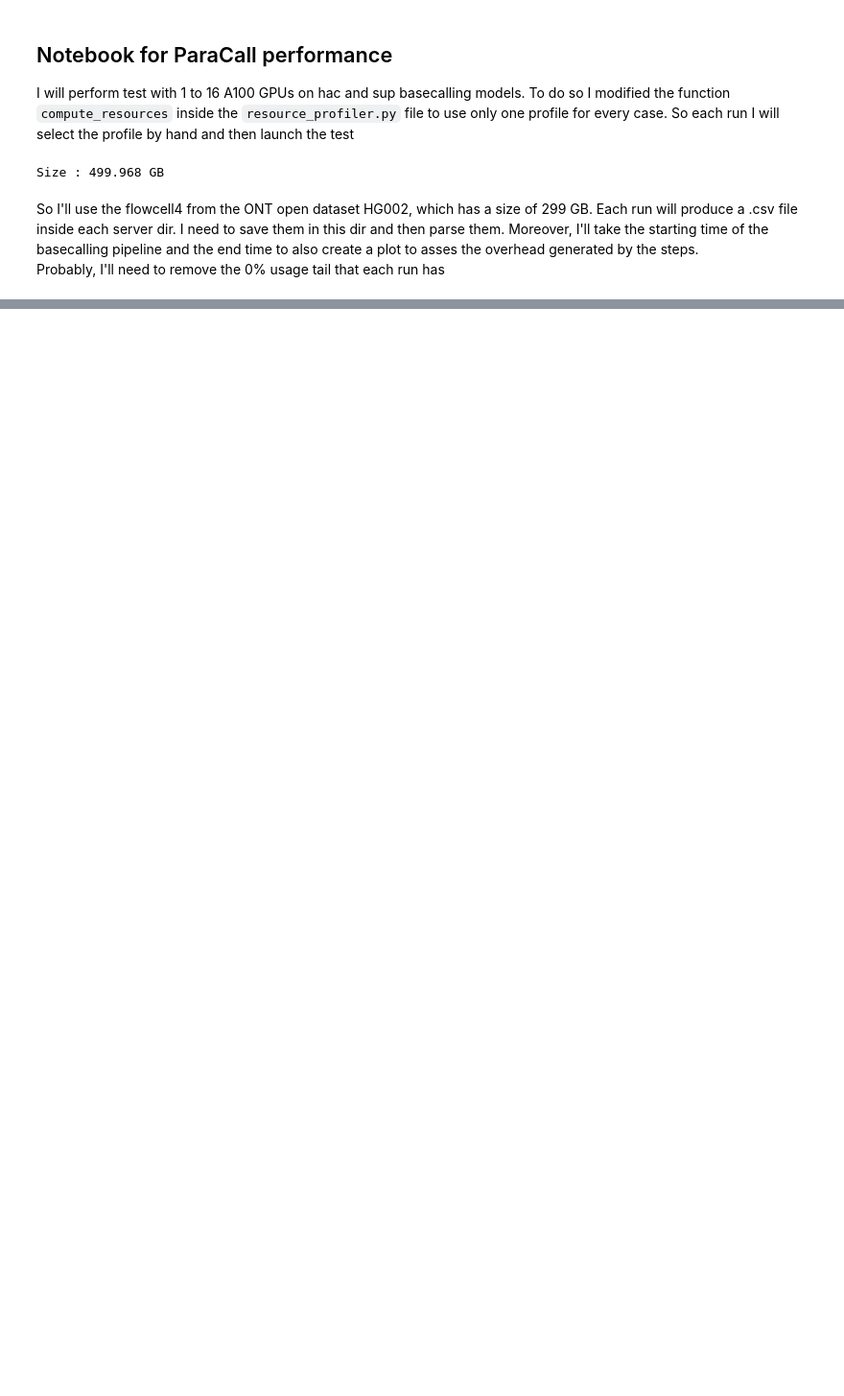
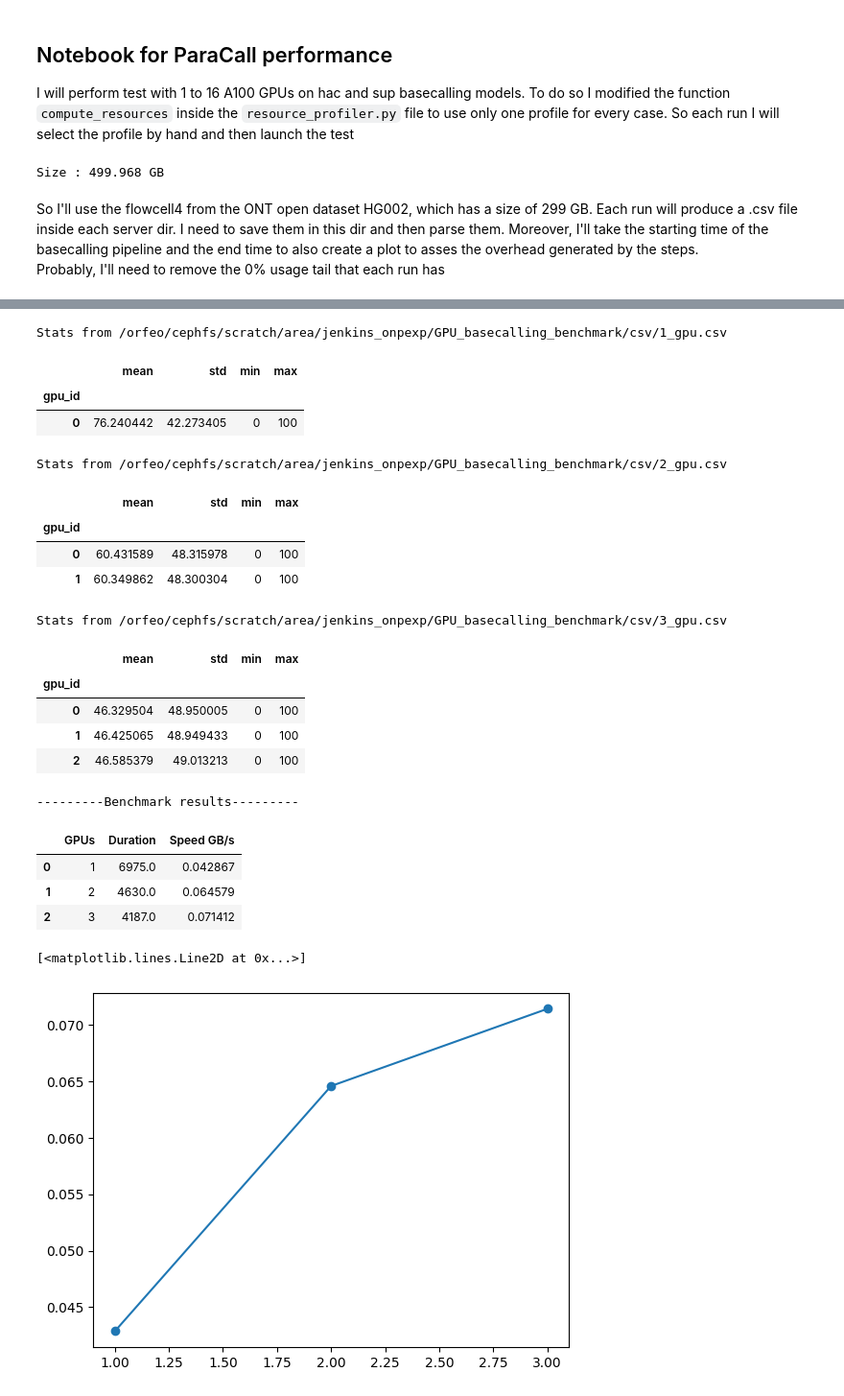
Before and after one commit to RodTol/Nastro, a Jupyter notebook: GPU_log/gpu_benchmarks.ipynb, the cells around one changed output, grey strips where cells are left out. Shown at 96% size. Saved outputs shown, nothing was run; the diff lists cells and outputs as text; code cells hidden in the pictures; blank space fills up the shorter version.

```diff
--- a/GPU_log/gpu_benchmarks.ipynb
+++ b/GPU_log/gpu_benchmarks.ipynb
@@ -19,0 +59,28 @@ Probably, I'll need to remove the 0% usage tail that each run has
+# %%
+
+def compute_stats(log_file, dataset_size_GB = 299):
+    # Load the log data
+    df = pd.read_csv(log_file)
+
+    df['timestamp'] = pd.to_datetime(df['timestamp'])
+    start_time = df['timestamp'].min()
+    end_time = df['timestamp'].max()
+    duration = end_time - start_time
+    speed = dataset_size_GB / duration.total_seconds()
+
+    number_of_gpus = len(df.groupby('gpu_id')['gpu_usage'])
+
+    total_stats = pd.DataFrame({"GPUs":number_of_gpus, "Duration":duration.total_seconds(), "Speed GB/s":speed}, index=[0])
+    gpus_stats = df.groupby('gpu_id')['gpu_usage'].agg(['mean', 'std', 'min', 'max'])
+
+    print(f"Stats from {log_file}")
+    #display(total_stats)
+    display(gpus_stats)
+    return  total_stats
+
+def benchmark_results(array_log_files):
+    results = pd.DataFrame()
+    for log_file in array_log_files:
+        results = pd.concat([results, compute_stats(log_file)], ignore_index=True)
+    print("---------Benchmark results---------")
+    return results
@@ -19,0 +103,29 @@ Probably, I'll need to remove the 0% usage tail that each run has
+# %%
+logs_file = [f"{path_to_csv}/{i}_gpu.csv" for i in range(1, 4)]
+results = benchmark_results(logs_file)
+
+display(results)
+plt.plot(results['GPUs'], results['Speed GB/s'], marker='o')
+# %% [output]
+Stats from /orfeo/cephfs/scratch/area/jenkins_onpexp/GPU_basecalling_benchmark/csv/1_gpu.csv
+|  | mean | std | min | max |
+| gpu_id |  |  |  |  |
+| 0 | 76.240442 | 42.273405 | 0 | 100 |
+Stats from /orfeo/cephfs/scratch/area/jenkins_onpexp/GPU_basecalling_benchmark/csv/2_gpu.csv
+|  | mean | std | min | max |
+| gpu_id |  |  |  |  |
+| 0 | 60.431589 | 48.315978 | 0 | 100 |
+| 1 | 60.349862 | 48.300304 | 0 | 100 |
+Stats from /orfeo/cephfs/scratch/area/jenkins_onpexp/GPU_basecalling_benchmark/csv/3_gpu.csv
+|  | mean | std | min | max |
+| gpu_id |  |  |  |  |
+| 0 | 46.329504 | 48.950005 | 0 | 100 |
+| 1 | 46.425065 | 48.949433 | 0 | 100 |
+| 2 | 46.585379 | 49.013213 | 0 | 100 |
+---------Benchmark results---------
+|  | GPUs | Duration | Speed GB/s |
+| 0 | 1 | 6975.0 | 0.042867 |
+| 1 | 2 | 4630.0 | 0.064579 |
+| 2 | 3 | 4187.0 | 0.071412 |
+[<matplotlib.lines.Line2D at 0x...>]
+[figure, added]
```
Also changed, not shown: parts of 3 cells of this notebook, 2 other files.
